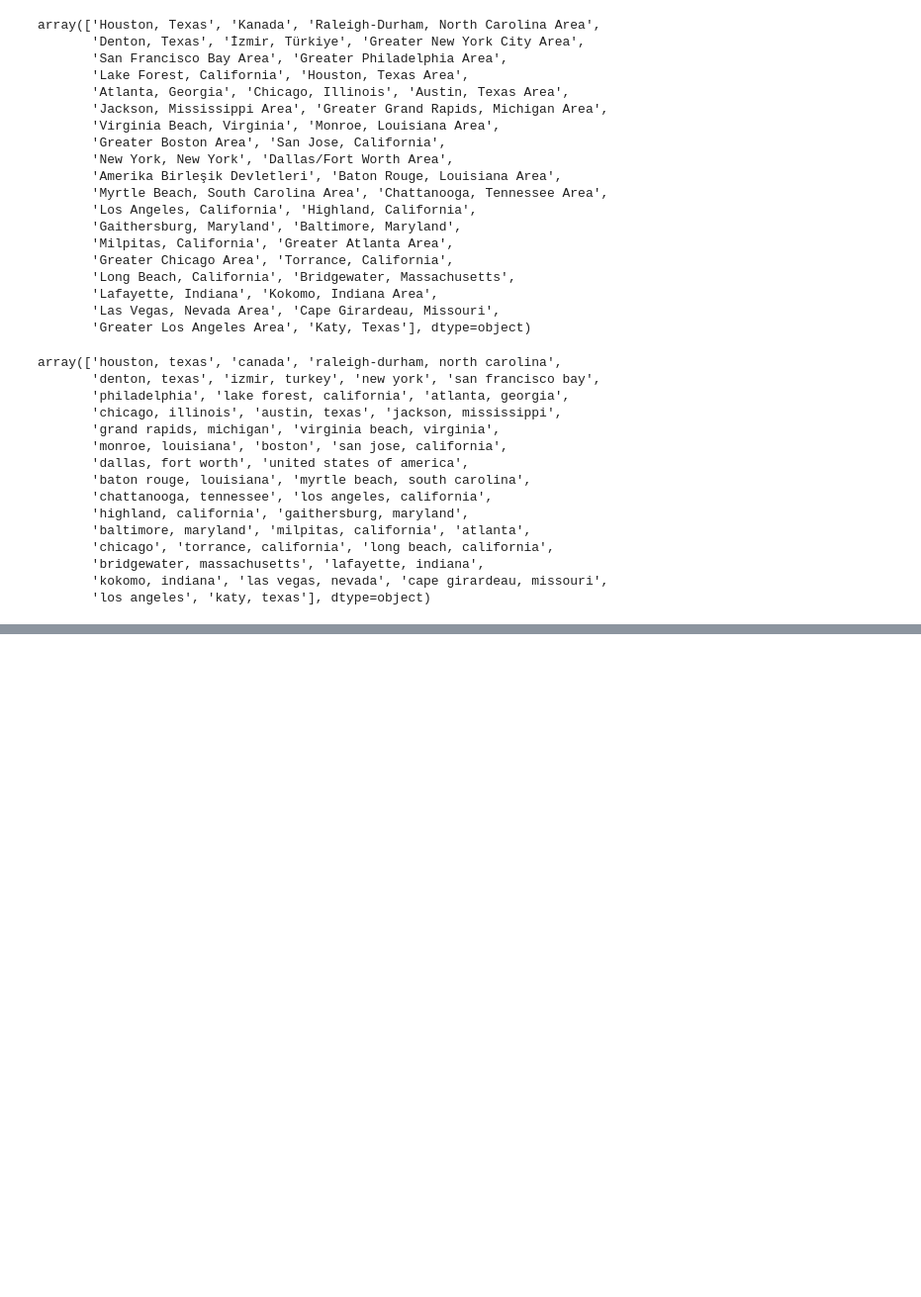
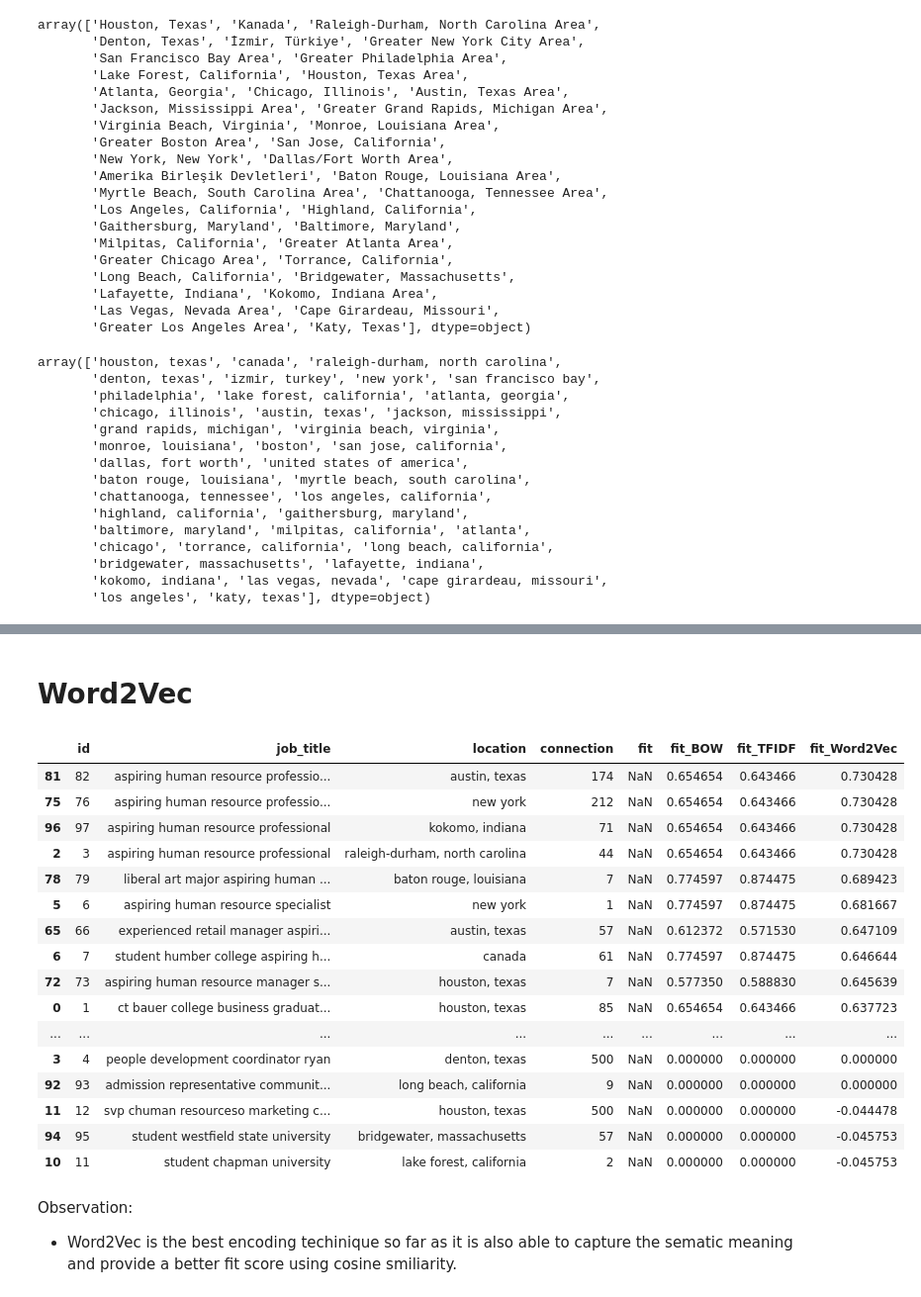
Before and after one commit to kuzhuppillil/hRxAyOCqFYmEZwY5, a Jupyter notebook: Potential_talents.ipynb, the cells around one changed output, grey strips where cells are left out. Shown: that part at 99% size. Saved outputs shown, nothing was run; the diff lists cells and outputs as text; code cells hidden in the pictures; blank space fills up the shorter version.

```diff
--- a/Potential_talents.ipynb
+++ b/Potential_talents.ipynb
@@ -248,0 +315,52 @@ data1.head(5)
+# %% [markdown]
+# Word2Vec
+# %%
+
+keywords = "aspiring human resources"
+
+# Tokenizing job titles
+vocab = [text.split() for text in data1.job_title]
+
+# Training Word2Vec model using the vocabulary
+w2v = Word2Vec(vocab, window=3, min_count=3)
+
+# Getting vectors for keywords
+keyword_vectors = [w2v.wv[word] for word in word_tokenize(keywords) if word in w2v.wv.index_to_key]
+keyword_vectors = np.mean(keyword_vectors, axis=0).reshape(1, -1)
+
+def avg_word2vec(text):
+    words = [word for word in text.split() if word in w2v.wv.index_to_key]
+    if not words:
+        return np.zeros(w2v.vector_size)
+    return np.mean([w2v.wv[word] for word in words], axis=0)
+
+X = [avg_word2vec(text) for text in data1.job_title]
+
+
+similarity_scores = cosine_similarity(keyword_vectors, X)
+data1['fit_Word2Vec'] = similarity_scores[0]
+data1 = data1.sort_values(by='fit_Word2Vec', ascending=False)
+data1.head(50)
+# %% [output]
+|  | id | job_title | location | connection | fit | fit_BOW | fit_TFIDF | fit_Word2Vec |
+| 81 | 82 | aspiring human resource professio... | austin, texas | 174 | NaN | 0.654654 | 0.643466 | 0.730428 |
+| 75 | 76 | aspiring human resource professio... | new york | 212 | NaN | 0.654654 | 0.643466 | 0.730428 |
+| 96 | 97 | aspiring human resource professional | kokomo, indiana | 71 | NaN | 0.654654 | 0.643466 | 0.730428 |
+| 2 | 3 | aspiring human resource professional | raleigh-durham, north carolina | 44 | NaN | 0.654654 | 0.643466 | 0.730428 |
+| 78 | 79 | liberal art major aspiring human ... | baton rouge, louisiana | 7 | NaN | 0.774597 | 0.874475 | 0.689423 |
+| 5 | 6 | aspiring human resource specialist | new york | 1 | NaN | 0.774597 | 0.874475 | 0.681667 |
+| 65 | 66 | experienced retail manager aspiri... | austin, texas | 57 | NaN | 0.612372 | 0.571530 | 0.647109 |
+| 6 | 7 | student humber college aspiring h... | canada | 61 | NaN | 0.774597 | 0.874475 | 0.646644 |
+| 72 | 73 | aspiring human resource manager s... | houston, texas | 7 | NaN | 0.577350 | 0.588830 | 0.645639 |
+| 0 | 1 | ct bauer college business graduat... | houston, texas | 85 | NaN | 0.654654 | 0.643466 | 0.637723 |
+| ... | ... | ... | ... | ... | ... | ... | ... | ... |
+| 3 | 4 | people development coordinator ryan | denton, texas | 500 | NaN | 0.000000 | 0.000000 | 0.000000 |
+| 92 | 93 | admission representative communit... | long beach, california | 9 | NaN | 0.000000 | 0.000000 | 0.000000 |
+| 11 | 12 | svp chuman resourceso marketing c... | houston, texas | 500 | NaN | 0.000000 | 0.000000 | -0.044478 |
+| 94 | 95 | student westfield state university | bridgewater, massachusetts | 57 | NaN | 0.000000 | 0.000000 | -0.045753 |
+| 10 | 11 | student chapman university | lake forest, california | 2 | NaN | 0.000000 | 0.000000 | -0.045753 |
+# %% [markdown]
+Observation:
+
+
+*   Word2Vec is the best encoding techinique so far as it is also able to capture the sematic meaning and provide a better fit score using cosine smiliarity.
```
Also changed, not shown: parts of 12 cells of this notebook.
